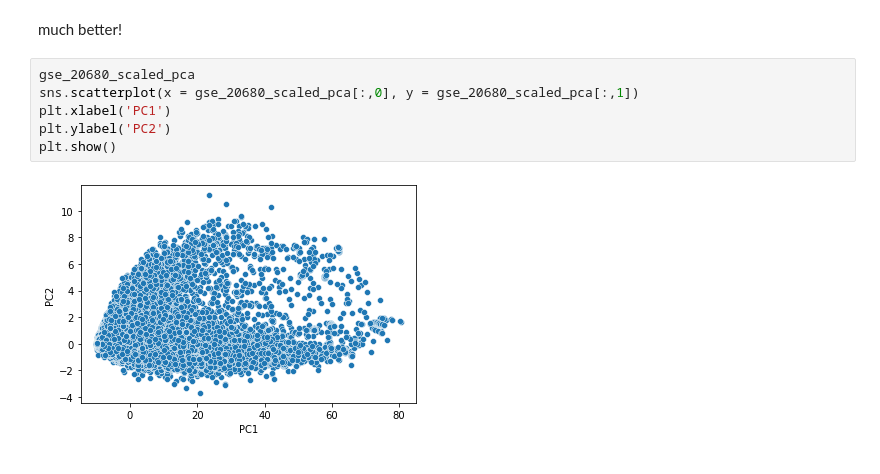
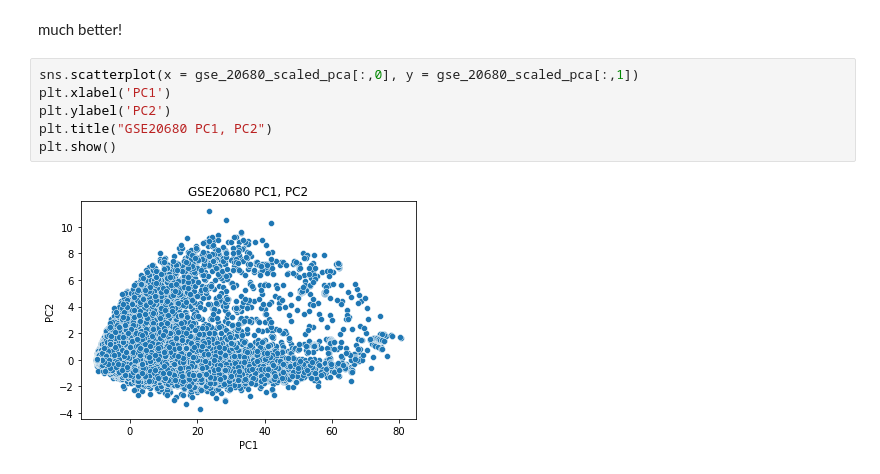
Before and after one commit to aszatrowski/BIOS26211_FinalProject, a Jupyter notebook: PCA1.ipynb, the cells around one changed output. Drawn from its saved outputs; the diff is of its cells as text.

```diff
--- a/PCA1.ipynb
+++ b/PCA1.ipynb
@@ -43,10 +43,10 @@ array([0.96254081, 0.00834649])
 # %% [markdown]
 much better!
 # %%
-gse_20680_scaled_pca
 sns.scatterplot(x = gse_20680_scaled_pca[:,0], y = gse_20680_scaled_pca[:,1])
 plt.xlabel('PC1')
 plt.ylabel('PC2')
+plt.title("GSE20680 PC1, PC2")
 plt.show()
 # %% [output]
-[figure, old version]
+[figure, new version]
```
Also changed, not shown: 1 other file.
